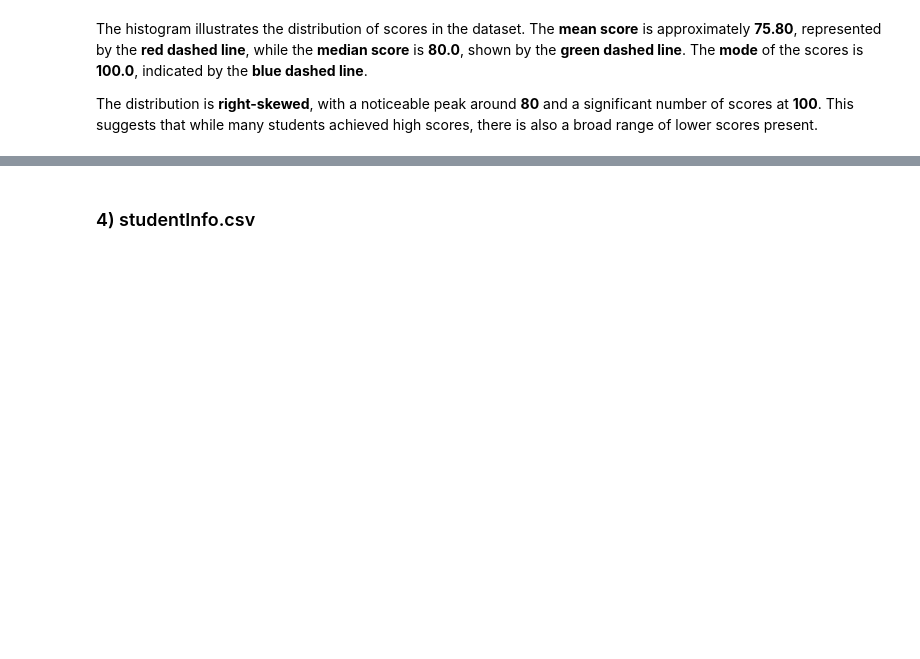
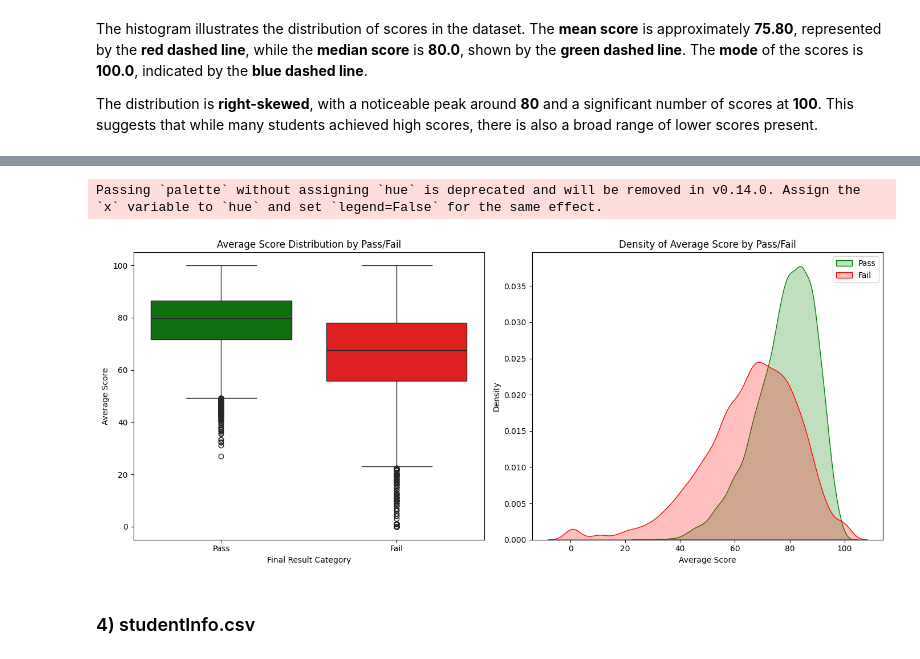
Before and after one commit to buppanasu/Student-Grade-Predictor, a Jupyter notebook: 1)DataProcessing_Analysis_FeatureExtraction/EDA.ipynb, the cells around one changed output, grey strips where cells are left out. Cells and saved outputs as stored; diff of their text form; code cells hidden in the pictures; blank space fills up the shorter version.

```diff
--- a/1)DataProcessing_Analysis_FeatureExtraction/EDA.ipynb
+++ b/1)DataProcessing_Analysis_FeatureExtraction/EDA.ipynb
@@ -344,3 +389,41 @@ The distribution is **right-skewed**, with a noticeable peak around **80** and a
+# %%
+# Compute the average score per student, replacing NULLs with 0
+df_studentAssessment["score"] = df_studentAssessment["score"].fillna(0)
+df_avg_score = df_studentAssessment.groupby("id_student")["score"].mean().reset_index()
+df_avg_score.rename(columns={"score": "avg_score"}, inplace=True)
+
+# Merge with final results
+df_avg_score_final = df_avg_score.merge(df_studentInfo[['id_student', 'final_result']], on='id_student', how='left')
+
+# Define pass and fail categories
+pass_categories = ["Pass", "Distinction"]
+fail_categories = ["Fail", "Withdrawn"]
+
+# Convert final_result into binary Pass/Fail categories
+df_avg_score_final["Result_Category"] = df_avg_score_final["final_result"].apply(
+    lambda x: "Pass" if x in pass_categories else "Fail"
+)
+
+# --- 1️⃣ Box Plot: Average Score Distribution by Pass/Fail ---
+plt.figure(figsize=(8, 6))
+sns.boxplot(data=df_avg_score_final, x="Result_Category", y="avg_score", palette={"Pass": "green", "Fail": "red"})
+plt.title("Average Score Distribution by Pass/Fail")
+plt.xlabel("Final Result Category")
+plt.ylabel("Average Score")
+plt.show()
+
+# --- 2️⃣ KDE Plot: Density of Average Score by Pass/Fail ---
+plt.figure(figsize=(8, 6))
+sns.kdeplot(df_avg_score_final[df_avg_score_final["Result_Category"] == "Pass"]["avg_score"], label="Pass", fill=True, color="green")
+sns.kdeplot(df_avg_score_final[df_avg_score_final["Result_Category"] == "Fail"]["avg_score"], label="Fail", fill=True, color="red")
+plt.title("Density of Average Score by Pass/Fail")
+plt.xlabel("Average Score")
+plt.ylabel("Density")
+plt.legend()
+plt.show()
+# %% [output]
+Passing `palette` without assigning `hue` is deprecated and will be removed in v0.14.0. Assign the `x` variable to `hue` and set `legend=False` for the same effect.
+[figure, added]
 # %% [markdown]
 ### 4) studentInfo.csv
 # %%
```
Also changed, not shown: parts of 14 cells of this notebook, 19 other files.
